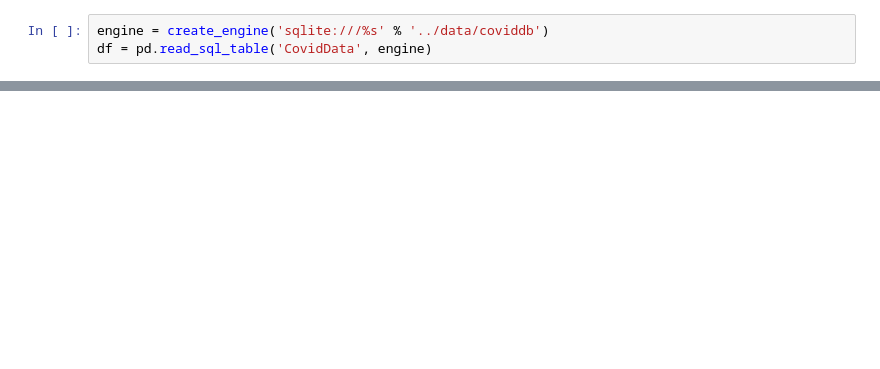
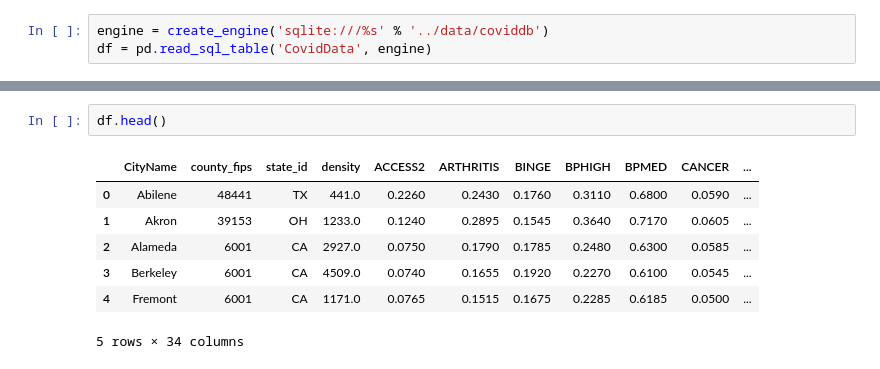
Before and after one commit to estella-zzz/data-science-projects, a Jupyter notebook: Covid19_vs_Population_Health/model/explore.ipynb, the cells around one changed output, grey strips where cells are left out. Saved outputs shown, nothing was run; the diff lists cells and outputs as text; blank space fills up the shorter version.

```diff
--- a/Covid19_vs_Population_Health/model/explore.ipynb
+++ b/Covid19_vs_Population_Health/model/explore.ipynb
@@ -43,0 +18,10 @@ df.corr()
+# %%
+df.head()
+# %% [output]
+|  | CityName | county_fips | state_id | density | ACCESS2 | ARTHRITIS | BINGE | BPHIGH | BPMED | CANCER | ... |
+| 0 | Abilene | 48441 | TX | 441.0 | 0.2260 | 0.2430 | 0.1760 | 0.3110 | 0.6800 | 0.0590 | ... |
+| 1 | Akron | 39153 | OH | 1233.0 | 0.1240 | 0.2895 | 0.1545 | 0.3640 | 0.7170 | 0.0605 | ... |
+| 2 | Alameda | 6001 | CA | 2927.0 | 0.0750 | 0.1790 | 0.1785 | 0.2480 | 0.6300 | 0.0585 | ... |
+| 3 | Berkeley | 6001 | CA | 4509.0 | 0.0740 | 0.1655 | 0.1920 | 0.2270 | 0.6100 | 0.0545 | ... |
+| 4 | Fremont | 6001 | CA | 1171.0 | 0.0765 | 0.1515 | 0.1675 | 0.2285 | 0.6185 | 0.0500 | ... |
+5 rows × 34 columns
```
Also changed, not shown: parts of 14 cells of this notebook.
